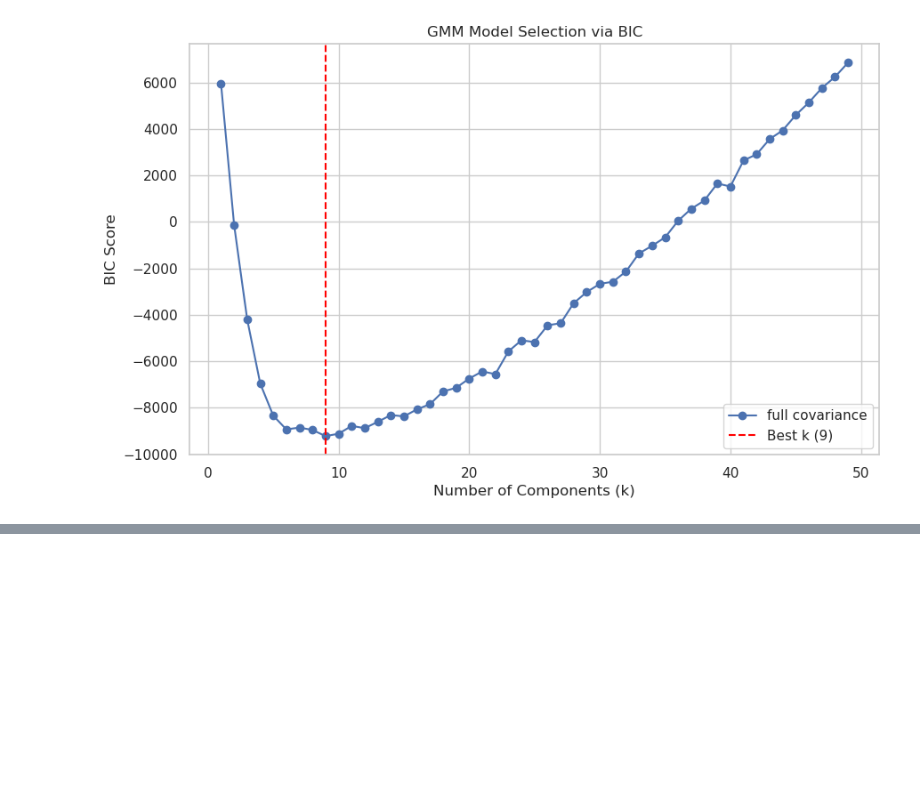
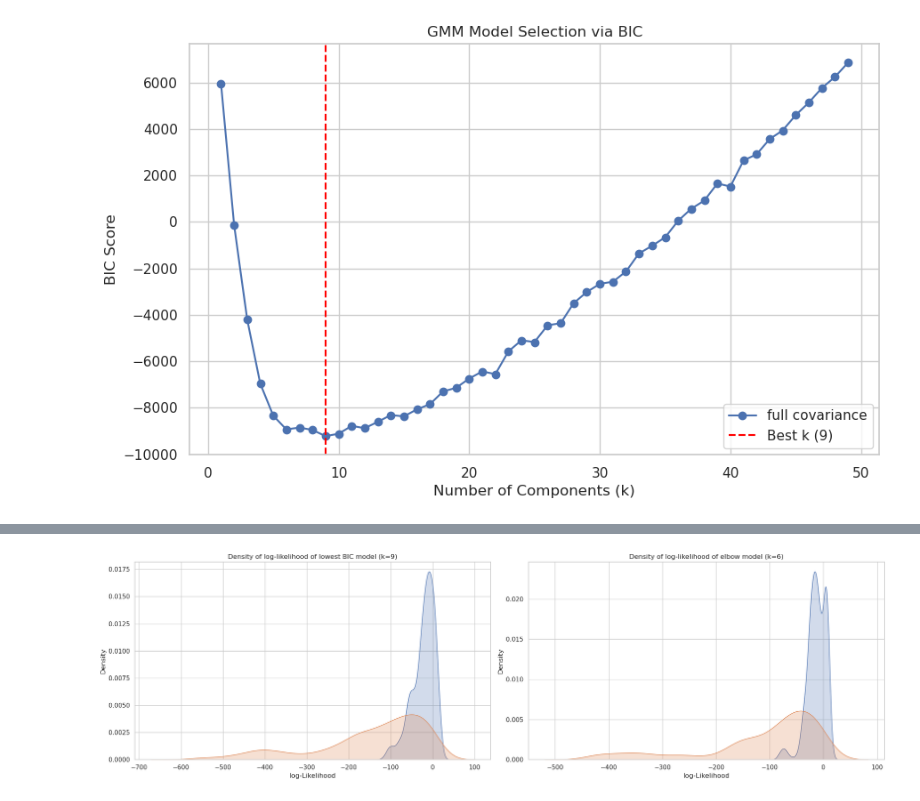
Before and after one commit to asembreek/fieldlens, a Jupyter notebook: notebooks/4. Gaussian Mixture Model.ipynb, the cells around one changed output, grey strips where cells are left out. Drawn from its saved outputs; the diff is of its cells as text; code cells hidden in the pictures; blank space fills up the shorter version.

```diff
--- a/notebooks/4. Gaussian Mixture Model.ipynb
+++ b/notebooks/4. Gaussian Mixture Model.ipynb
@@ -646,7 +598,7 @@ best_model = None
 
 for i, cov in enumerate(covariance_types):
     for j, k in enumerate(components):
-        gmm = GaussianMixture(n_components=k, covariance_type=cov, random_state=42, n_init=10, reg_covar=1e-3)
+        gmm = GaussianMixture(n_components=k, covariance_type=cov, random_state=42, n_init=10, reg_covar=1e-4)
         gmm.fit(X_train)
         bic = gmm.bic(X_train)
         bics[i, j] = bic
@@ -673,6 +625,9 @@ plt.grid(True)
 plt.show()
 # %% [output]
 [figure]
+# %%
+elbow_k = 6
+elbow_model = GaussianMixture(n_components=elbow_k, covariance_type=cov, random_state=42, n_init=6, reg_covar=1e-3).fit(X_train)
 # %%
 bic_test_score = best_model.score(X_test)
 bic_anom_score = best_model.score(X_anom_df)
@@ -735,0 +735,19 @@ plt.show()
+# %%
+fig, ax = plt.subplots(ncols=2, figsize=(20, 6))
+
+sns.kdeplot(bic_test_scores, ax=ax[0], fill=True)
+sns.kdeplot(bic_anom_scores, ax=ax[0], fill=True)
+ax[0].set_title(f"Density of log-likelihood of lowest BIC model (k={min_bic_k})")
+ax[0].set_xlabel("log-Likelihood")
+ax[0].set_ylabel("Density")
+
+sns.kdeplot(elbow_test_scores, ax=ax[1], fill=True)
+sns.kdeplot(elbow_anom_scores, ax=ax[1], fill=True)
+ax[1].set_title(f"Density of log-likelihood of elbow model (k={elbow_k})")
+ax[1].set_xlabel("log-Likelihood")
+ax[1].set_ylabel("Density")
+
+plt.tight_layout()
+plt.show()
+# %% [output]
+[figure, added]
```
Also changed, not shown: parts of 9 cells of this notebook, 2 other files.
